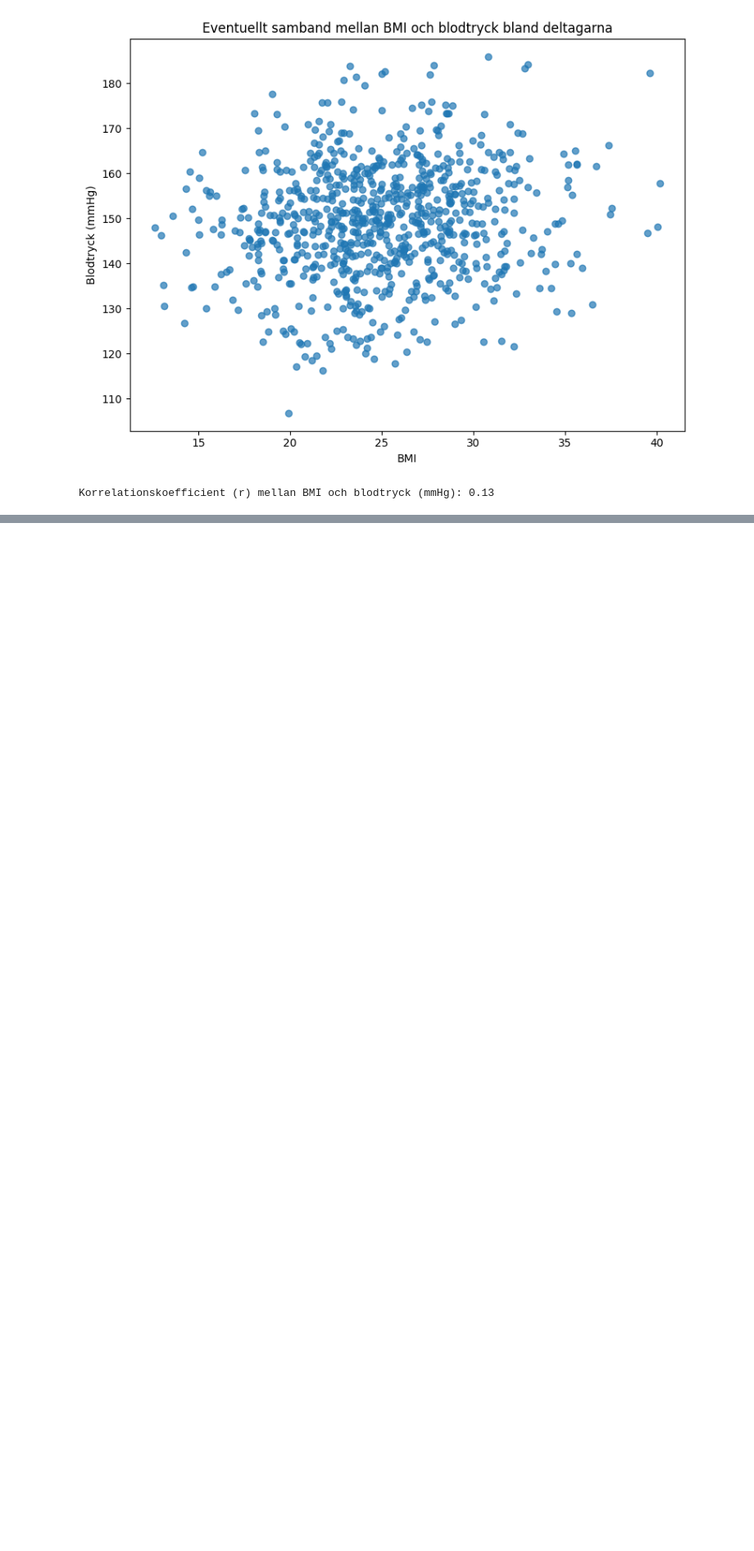
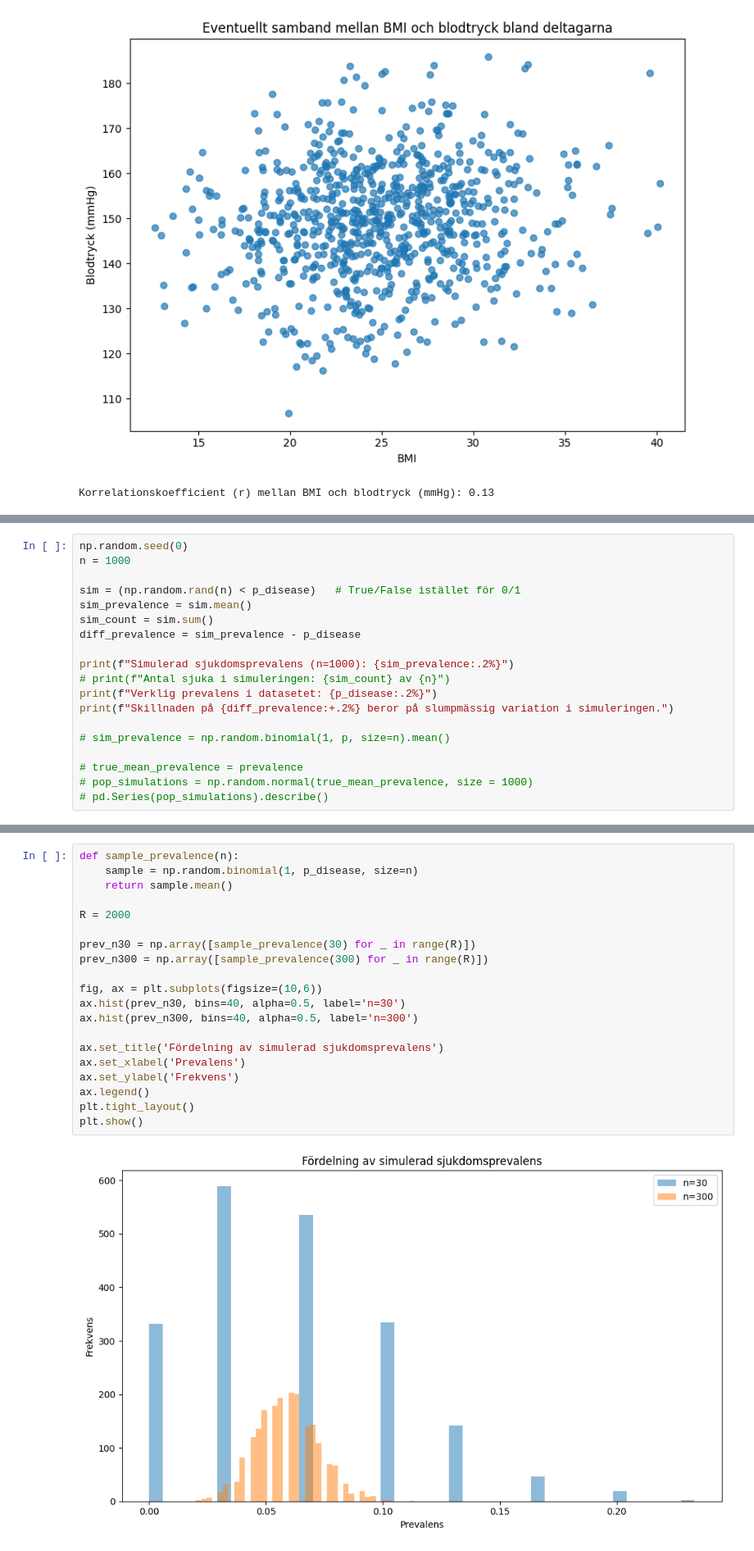
Before and after one commit to EliWei/Health_study, a Jupyter notebook: Individuell_uppgift1.ipynb, the cells around one changed output, grey strips where cells are left out. Shown at 82% size. Saved outputs shown, nothing was run; the diff lists cells and outputs as text; blank space fills up the shorter version.

```diff
--- a/Individuell_uppgift1.ipynb
+++ b/Individuell_uppgift1.ipynb
@@ -219,0 +249,19 @@ Korrelationskoefficient (r) mellan BMI och blodtryck (mmHg): 0.13
+# %%
+np.random.seed(0)
+n = 1000
+
+sim = (np.random.rand(n) < p_disease)   # True/False istället för 0/1
+sim_prevalence = sim.mean()
+sim_count = sim.sum()
+diff_prevalence = sim_prevalence - p_disease
+
+print(f"Simulerad sjukdomsprevalens (n=1000): {sim_prevalence:.2%}")
+# print(f"Antal sjuka i simuleringen: {sim_count} av {n}")
+print(f"Verklig prevalens i datasetet: {p_disease:.2%}")
+print(f"Skillnaden på {diff_prevalence:+.2%} beror på slumpmässig variation i simuleringen.")
+
+# sim_prevalence = np.random.binomial(1, p, size=n).mean()
+
+# true_mean_prevalence = prevalence
+# pop_simulations = np.random.normal(true_mean_prevalence, size = 1000)
+# pd.Series(pop_simulations).describe()
@@ -219,0 +277,22 @@ Korrelationskoefficient (r) mellan BMI och blodtryck (mmHg): 0.13
+# %%
+def sample_prevalence(n):
+    sample = np.random.binomial(1, p_disease, size=n)
+    return sample.mean()
+
+R = 2000
+
+prev_n30 = np.array([sample_prevalence(30) for _ in range(R)])
+prev_n300 = np.array([sample_prevalence(300) for _ in range(R)])
+
+fig, ax = plt.subplots(figsize=(10,6))
+ax.hist(prev_n30, bins=40, alpha=0.5, label='n=30')
+ax.hist(prev_n300, bins=40, alpha=0.5, label='n=300')
+
+ax.set_title('Fördelning av simulerad sjukdomsprevalens')
+ax.set_xlabel('Prevalens')
+ax.set_ylabel('Frekvens')
+ax.legend()
+plt.tight_layout()
+plt.show()
+# %% [output]
+[figure, added]
```
Also changed, not shown: parts of 6 cells of this notebook.
